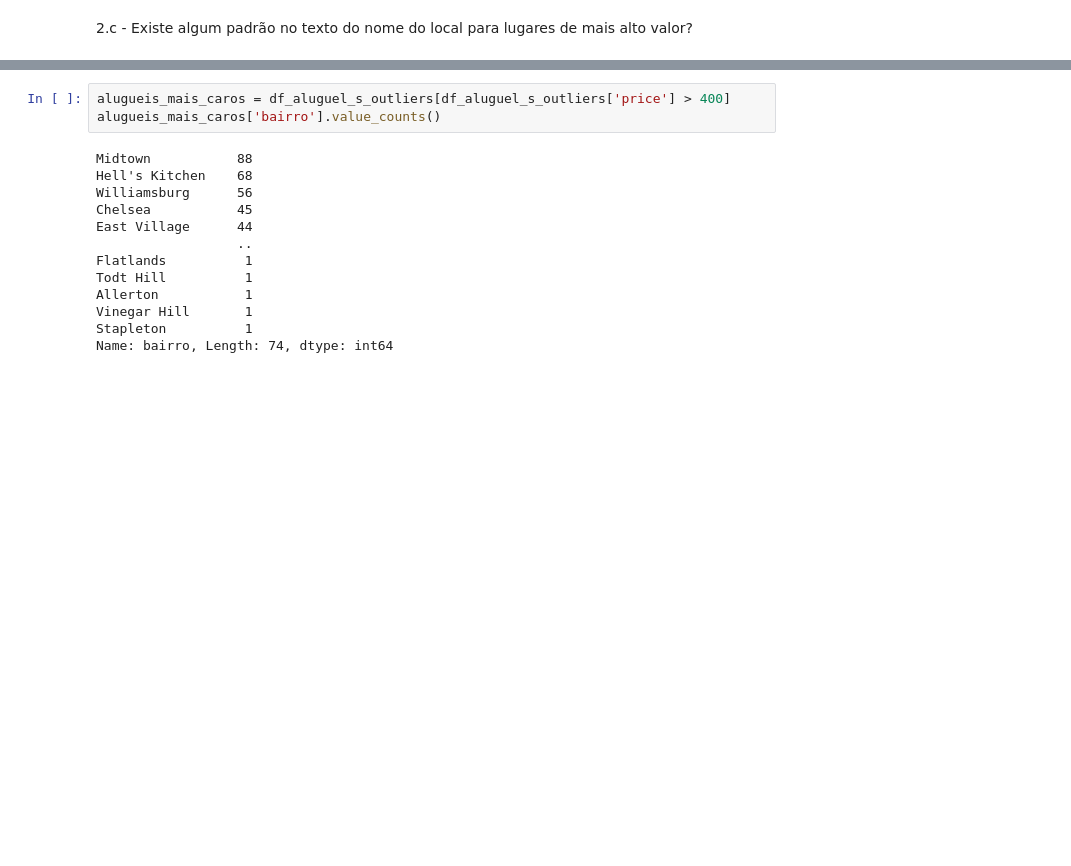
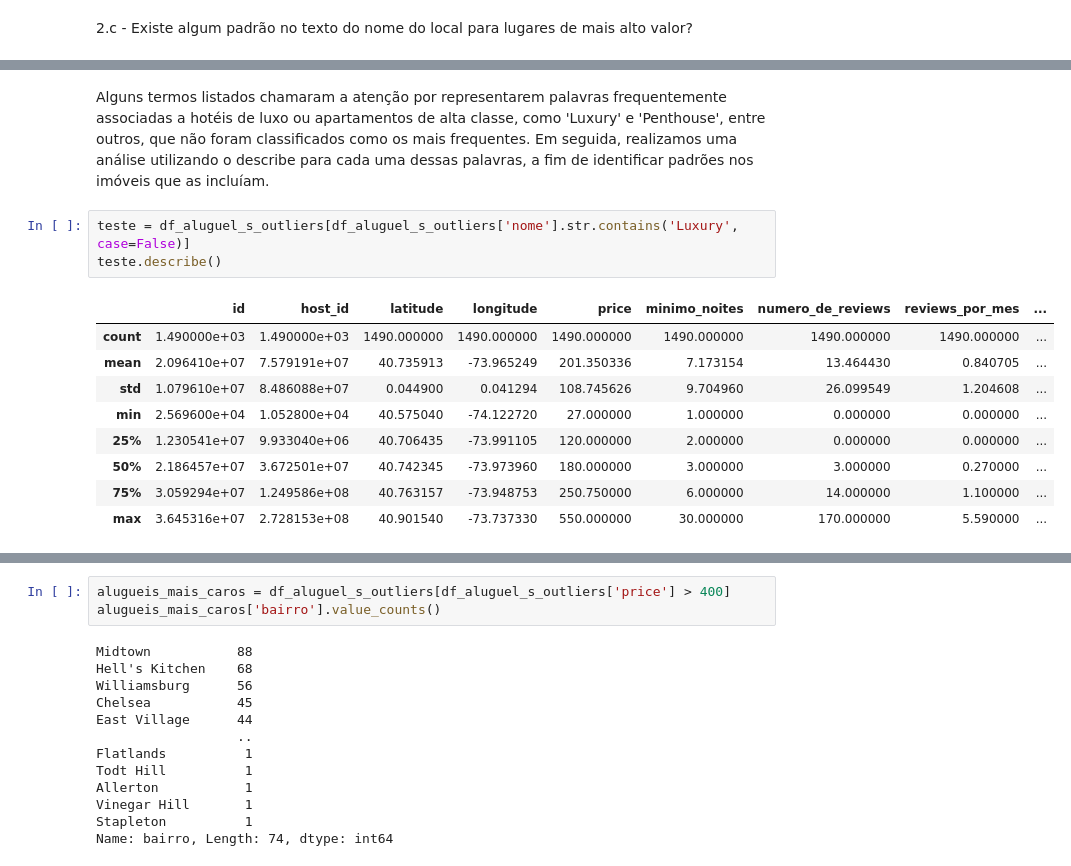
Before and after one commit to AdrielyZBoller/DesafioDS, a Jupyter notebook: Notebooks/Analise_exploratoria.ipynb, the cells around one changed output, grey strips where cells are left out. Cells and saved outputs as stored; diff of their text form; blank space fills up the shorter version.

```diff
--- a/Notebooks/Analise_exploratoria.ipynb
+++ b/Notebooks/Analise_exploratoria.ipynb
@@ -492,0 +517,15 @@ Text(0.5, 1.0, 'Correlação de spearman')
+# %% [markdown]
+Alguns termos listados chamaram a atenção por representarem palavras frequentemente associadas a hotéis de luxo ou apartamentos de alta classe, como 'Luxury' e 'Penthouse', entre outros, que não foram classificados como os mais frequentes. Em seguida, realizamos uma análise utilizando o describe para cada uma dessas palavras, a fim de identificar padrões nos imóveis que as incluíam.
+# %%
+teste = df_aluguel_s_outliers[df_aluguel_s_outliers['nome'].str.contains('Luxury',  case=False)]
+teste.describe()
+# %% [output]
+|  | id | host_id | latitude | longitude | price | minimo_noites | numero_de_reviews | reviews_por_mes | ... |
+| count | 1.490000e+03 | 1.490000e+03 | 1490.000000 | 1490.000000 | 1490.000000 | 1490.000000 | 1490.000000 | 1490.000000 | ... |
+| mean | 2.096410e+07 | 7.579191e+07 | 40.735913 | -73.965249 | 201.350336 | 7.173154 | 13.464430 | 0.840705 | ... |
+| std | 1.079610e+07 | 8.486088e+07 | 0.044900 | 0.041294 | 108.745626 | 9.704960 | 26.099549 | 1.204608 | ... |
+| min | 2.569600e+04 | 1.052800e+04 | 40.575040 | -74.122720 | 27.000000 | 1.000000 | 0.000000 | 0.000000 | ... |
+| 25% | 1.230541e+07 | 9.933040e+06 | 40.706435 | -73.991105 | 120.000000 | 2.000000 | 0.000000 | 0.000000 | ... |
+| 50% | 2.186457e+07 | 3.672501e+07 | 40.742345 | -73.973960 | 180.000000 | 3.000000 | 3.000000 | 0.270000 | ... |
+| 75% | 3.059294e+07 | 1.249586e+08 | 40.763157 | -73.948753 | 250.750000 | 6.000000 | 14.000000 | 1.100000 | ... |
+| max | 3.645316e+07 | 2.728153e+08 | 40.901540 | -73.737330 | 550.000000 | 30.000000 | 170.000000 | 5.590000 | ... |
```
Also changed, not shown: parts of 20 cells of this notebook, 1 other file.
